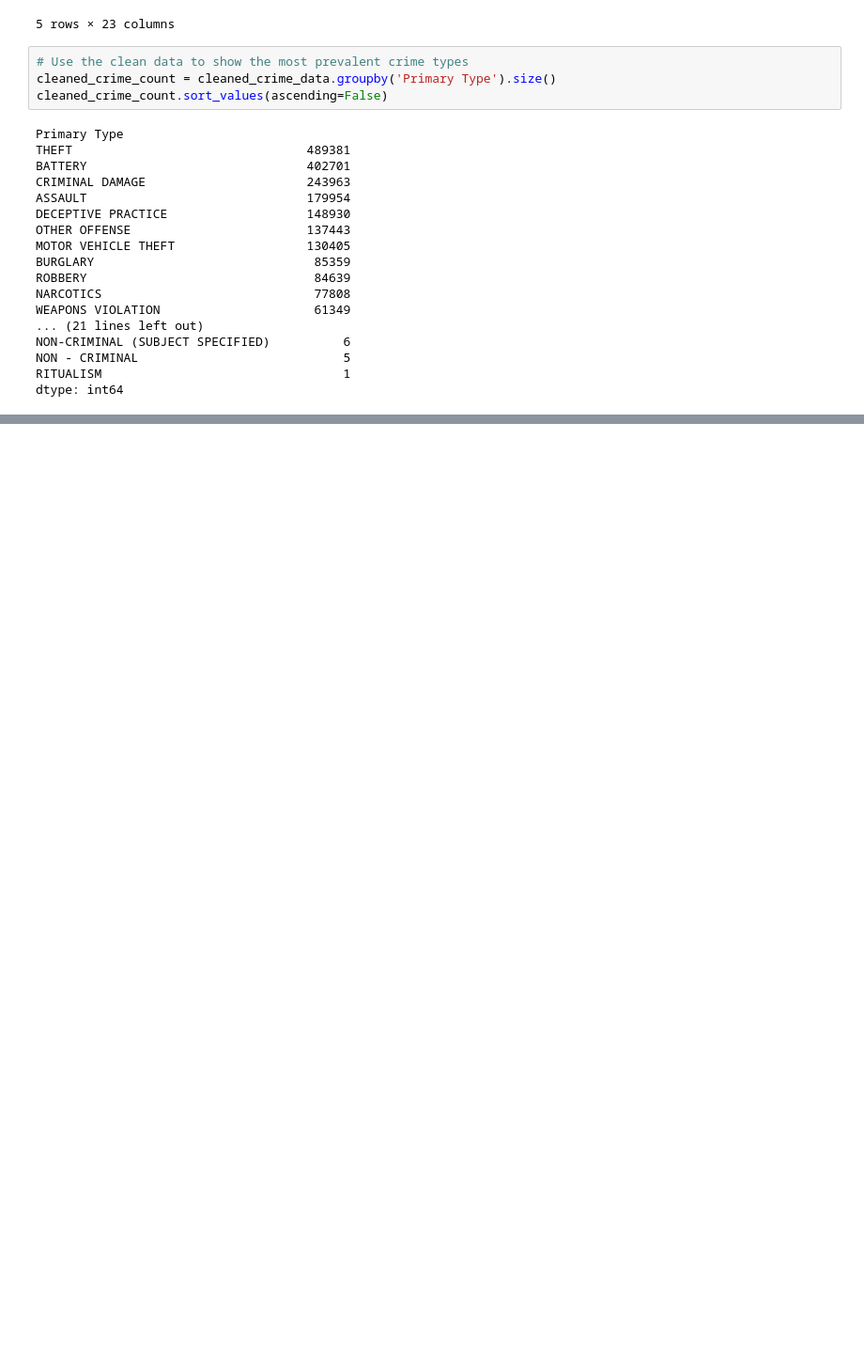
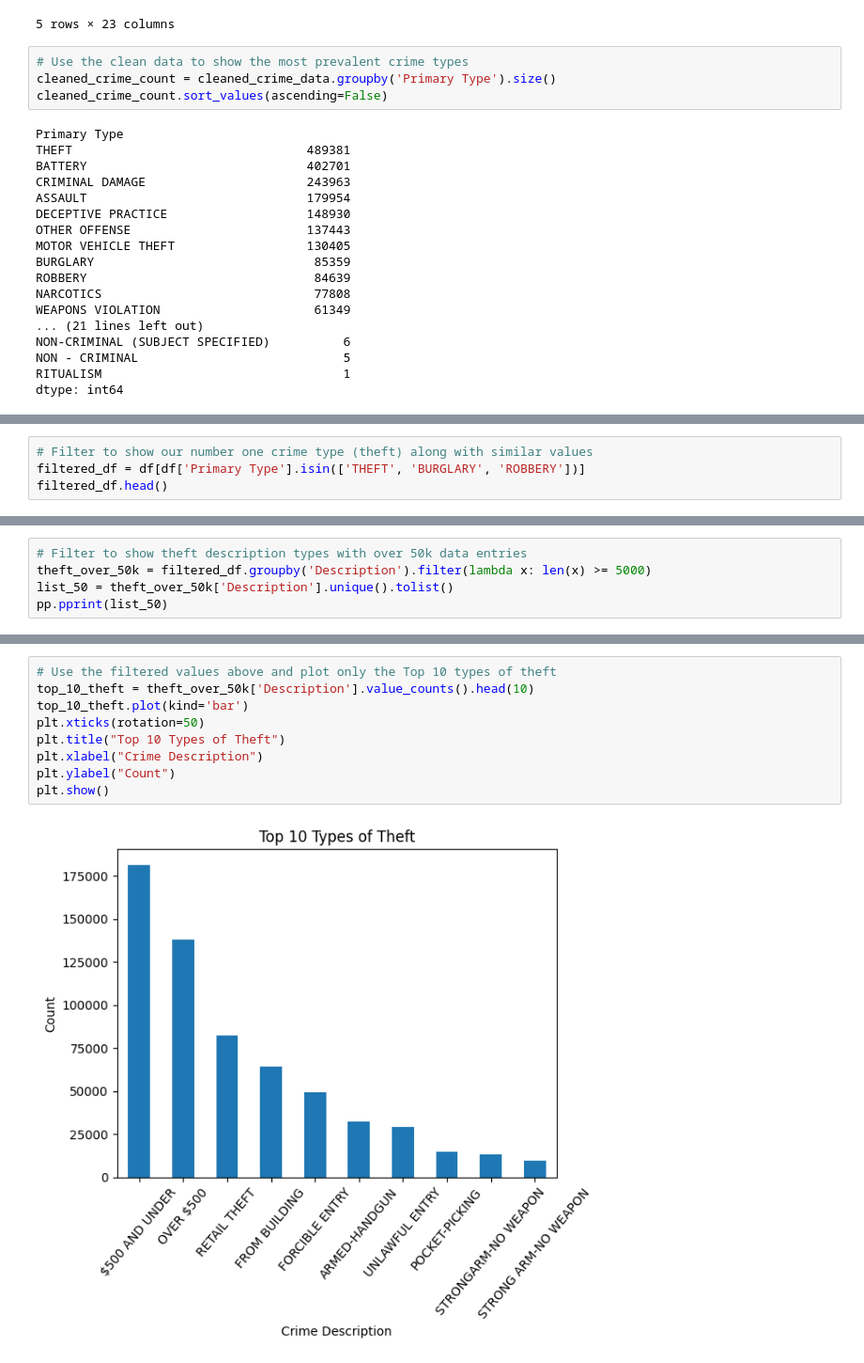
Before and after one commit to QJones76/team-project-1, a Jupyter notebook: Cleaned_Chicago_Crime.ipynb, the cells around one changed output, grey strips where cells are left out. Shown: that part at 94% size. Saved outputs shown, nothing was run; the diff lists cells and outputs as text; blank space fills up the shorter version.

```diff
--- a/Cleaned_Chicago_Crime.ipynb
+++ b/Cleaned_Chicago_Crime.ipynb
@@ -231,0 +202,4 @@ cleaned_crime_data.to_csv('Cleaned_Crimes_-_2016_to_present.csv')
+# %%
+# Filter to show our number one crime type (theft) along with similar values
+filtered_df = df[df['Primary Type'].isin(['THEFT', 'BURGLARY', 'ROBBERY'])]
+filtered_df.head()
@@ -231,0 +236,5 @@ cleaned_crime_data.to_csv('Cleaned_Crimes_-_2016_to_present.csv')
+# %%
+# Filter to show theft description types with over 50k data entries
+theft_over_50k = filtered_df.groupby('Description').filter(lambda x: len(x) >= 5000)
+list_50 = theft_over_50k['Description'].unique().tolist()
+pp.pprint(list_50)
@@ -231,0 +253,11 @@ cleaned_crime_data.to_csv('Cleaned_Crimes_-_2016_to_present.csv')
+# %%
+# Use the filtered values above and plot only the Top 10 types of theft
+top_10_theft = theft_over_50k['Description'].value_counts().head(10)
+top_10_theft.plot(kind='bar')
+plt.xticks(rotation=50)
+plt.title("Top 10 Types of Theft")
+plt.xlabel("Crime Description")
+plt.ylabel("Count")
+plt.show()
+# %% [output]
+[figure, added]
```
Also changed, not shown: parts of 17 cells of this notebook.
